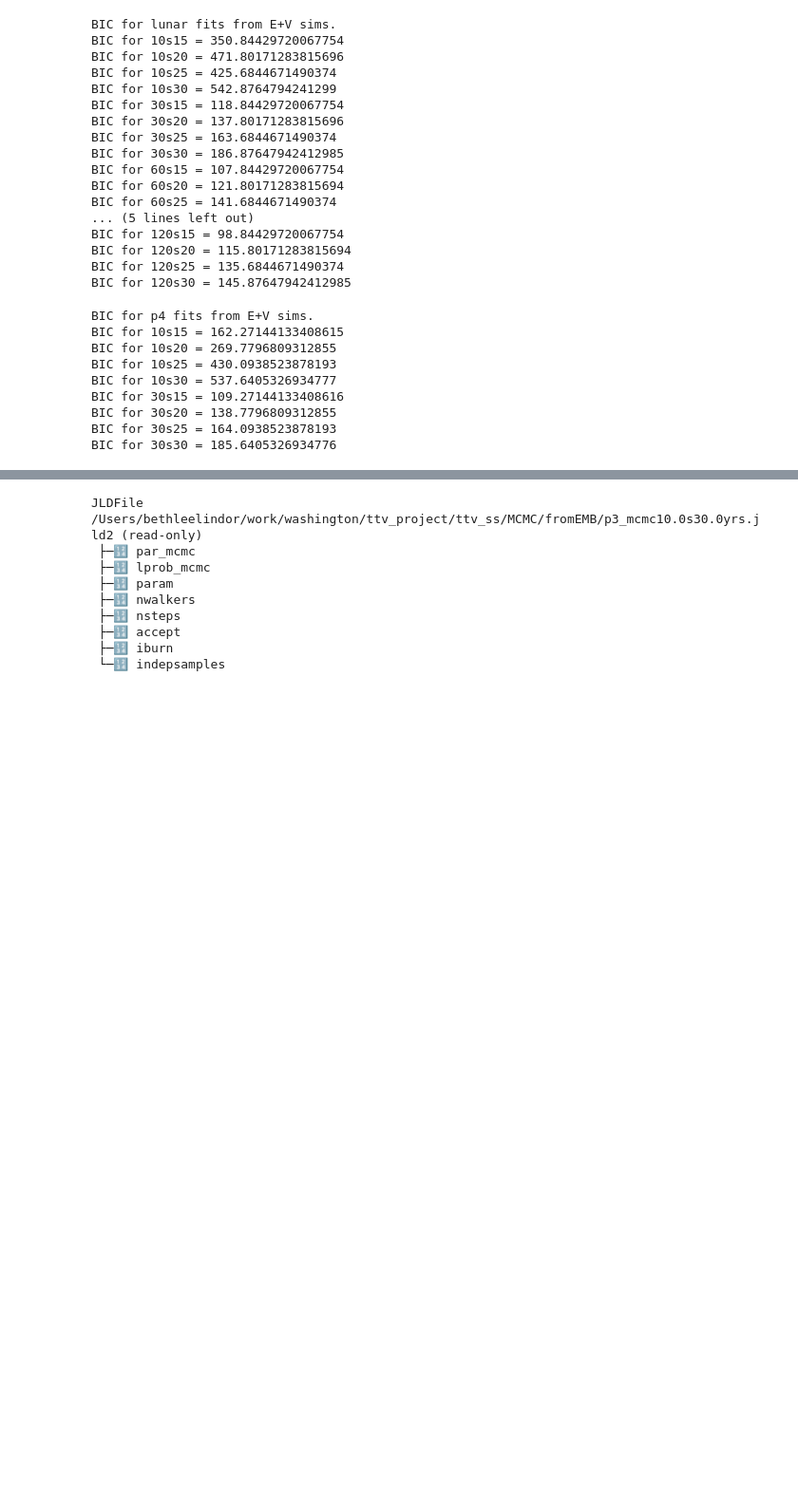
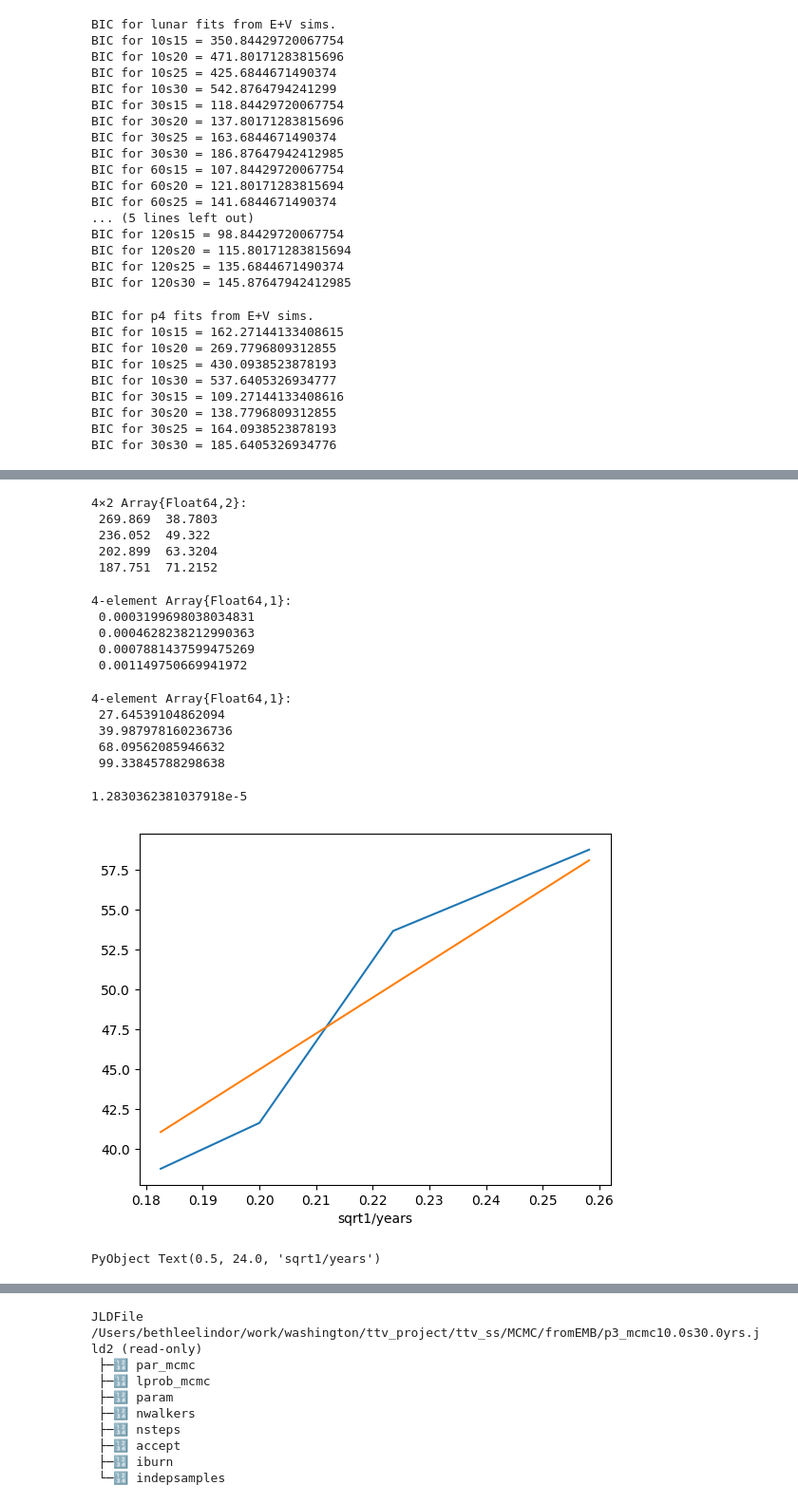
Before and after one commit to bmlindor/ttv_ss, a Jupyter notebook: runs.ipynb, the cells around one changed output, grey strips where cells are left out. Shown at 95% size. Drawn from its saved outputs; the diff is of its cells as text; code cells hidden in the pictures; blank space fills up the shorter version.

```diff
--- a/runs.ipynb
+++ b/runs.ipynb
@@ -333,0 +332,43 @@ EV_vals(30.0,30.0,"p4",4)
+# %%
+sigs = [10.0,30.0,60.0,90.0] ./ (3600 *24)
+years = [30.0,25.0,20.0,15.0]
+M10=[269.8687043482864 38.78034735184125;308.9012847385663 41.65155221979512; 258.1013421938211 53.674484877388;265.52999284710415 58.76046546543657]
+# M30=[236.05157683856774 49.32203000483943;306.646167648616 63.29944058635372;]
+M03=[269.8687043482864  38.78034735184125;236.05157683856774  49.32203000483943;202.89944419683977  63.32042498534476;187.75053574997204 71.21518676444603]
+#1.759665847807534e15  7.357958349600916e17]
+s03=[8.898475627882412e-8 1.8717875887632705e-8;9.364261795690401e-8 3.897024074198955e-8;
+1.3891749992447194e-7 9.813385730119545e-8; 2.3685715858756926e-7 1.844798263128857e-7]
+M03
+# %% [output]
+4×2 Array{Float64,2}:
+ 269.869  38.7803
+ 236.052  49.322
+ 202.899  63.3204
+ 187.751  71.2152
+# %%
+totalsig=sqrt.((sigs.^2 + s03[:,1]))
+# %% [output]
+4-element Array{Float64,1}:
+ 0.0003199698038034831
+ 0.0004628238212990363
+ 0.0007881437599475269
+ 0.001149750669941972
+# %%
+totalsig .* 3600 * 24
+# %% [output]
+4-element Array{Float64,1}:
+ 27.64539104862094
+ 39.987978160236736
+ 68.09562085946632
+ 99.33845788298638
+# %%
+M03[:,2] \ totalsig
+# %% [output]
+1.2830362381037918e-5
+# %%
+plot(sqrt.( 1 ./ years),M10[:,2])
+plot(sqrt.( 1 ./ years),sqrt.( 1 ./ years).*225)
+xlabel("sqrt1/years")
+# %% [output]
+[figure, added]
+PyObject Text(0.5, 24.0, 'sqrt1/years')
```
Also changed, not shown: parts of 27 cells of this notebook, 53 other files.
